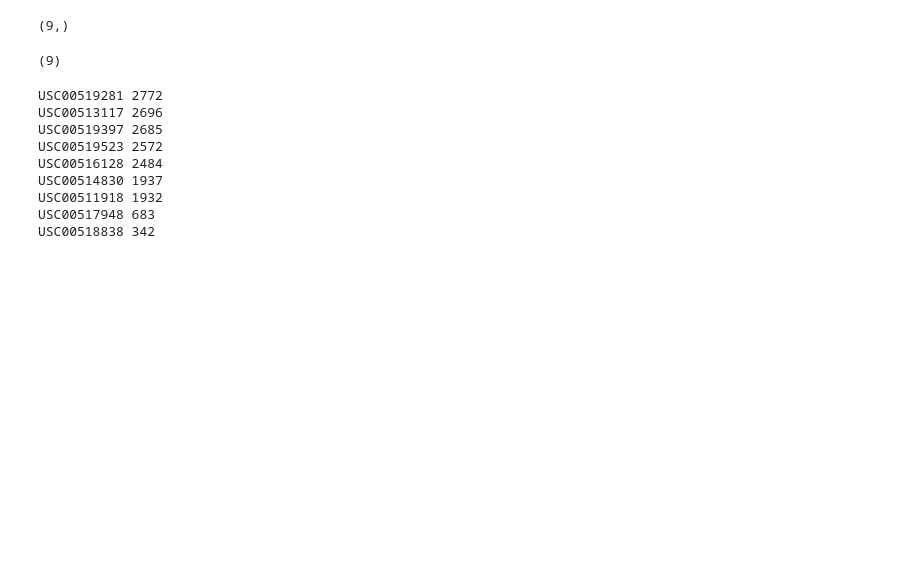
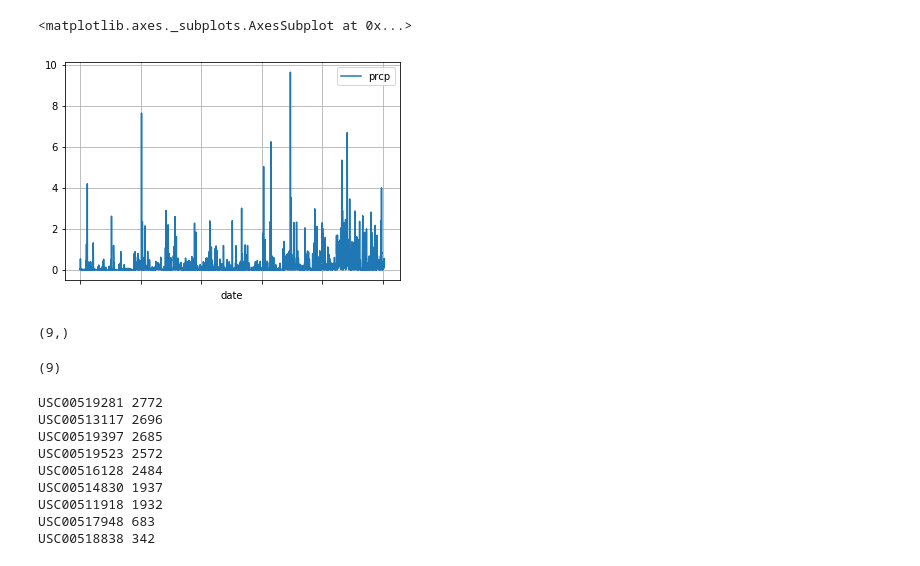
Before and after one commit to cashish0106/11-Adv-Data-Storage-Retrieval, a Jupyter notebook: climate_analysis.ipynb, the cells around one changed output. Drawn from its saved outputs; the diff is of its cells as text; code cells hidden in the pictures; blank space fills up the shorter version.

```diff
--- a/climate_analysis.ipynb
+++ b/climate_analysis.ipynb
@@ -27,3 +32,14 @@ prcp_df.plot()
+# %%
+#prcp_df.plot(kind='bar', stacked=True, width=10,color="#9b59b6")
+xvalue=('2010-01-01','2011-01-01','2012-01-01')
+prcp_df.plot(grid=True,legend=True)
+
+#f, ax = plt.subplots(figsize=(6, 15))
+#sns.plot(x="date",y="prcp", data=prcp_df,  label="Precipitation", color="b")
+#ns.pairplot(prcp_df)
+# %% [output]
+<matplotlib.axes._subplots.AxesSubplot at 0x...>
+[figure, added]
 # %%
 from sqlalchemy import distinct
 
```
Also changed, not shown: parts of 13 cells of this notebook, 3 other files.
